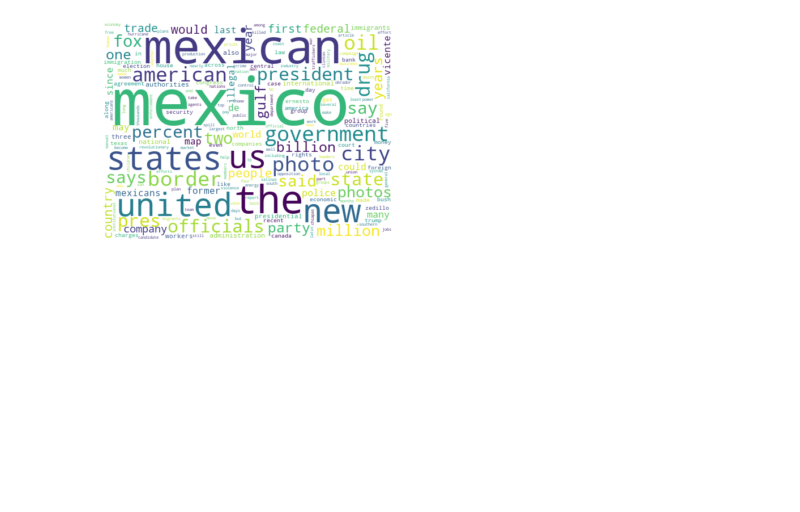
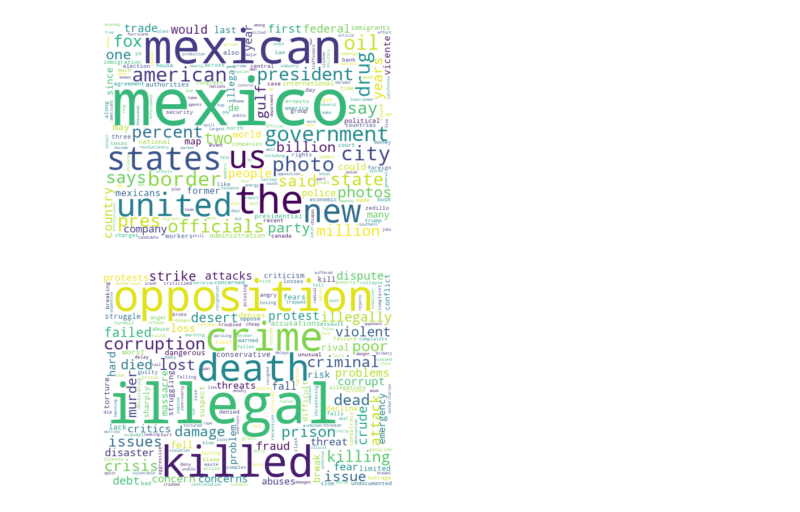
Before and after one commit to fabianm92/news-exchange-rate, a Jupyter notebook: exploratory_analysis.ipynb, the cells around one changed output. Saved outputs shown, nothing was run; the diff lists cells and outputs as text; code cells hidden in the pictures; blank space fills up the shorter version.

Commit message:
adding pos and neg word clouds

```diff
--- a/exploratory_analysis.ipynb
+++ b/exploratory_analysis.ipynb
@@ -54,3 +54,18 @@ plt.axis("off")
 plt.show()
 # %% [output]
 [figure]
+# %%
+neg_list=set(opinion_lexicon.negative())
+
+d_neg = {word:d[word] for word in d if word in neg_list}
+
+wordcloud = WordCloud(background_color = 'white',
+                    width = 512,
+                    height = 384)
+wordcloud.generate_from_frequencies(frequencies=d_neg)
+plt.figure()
+plt.imshow(wordcloud, interpolation="bilinear")
+plt.axis("off")
+plt.show()
+# %% [output]
+[figure, added]
```
Also changed, not shown: parts of 3 cells of this notebook.
